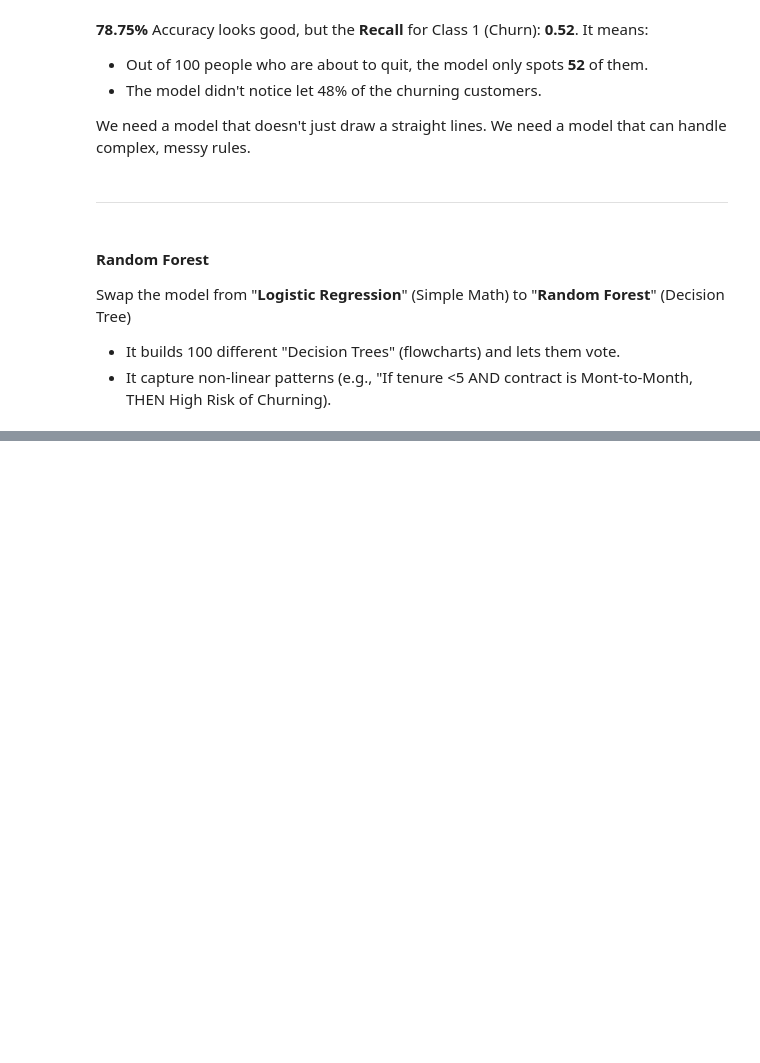
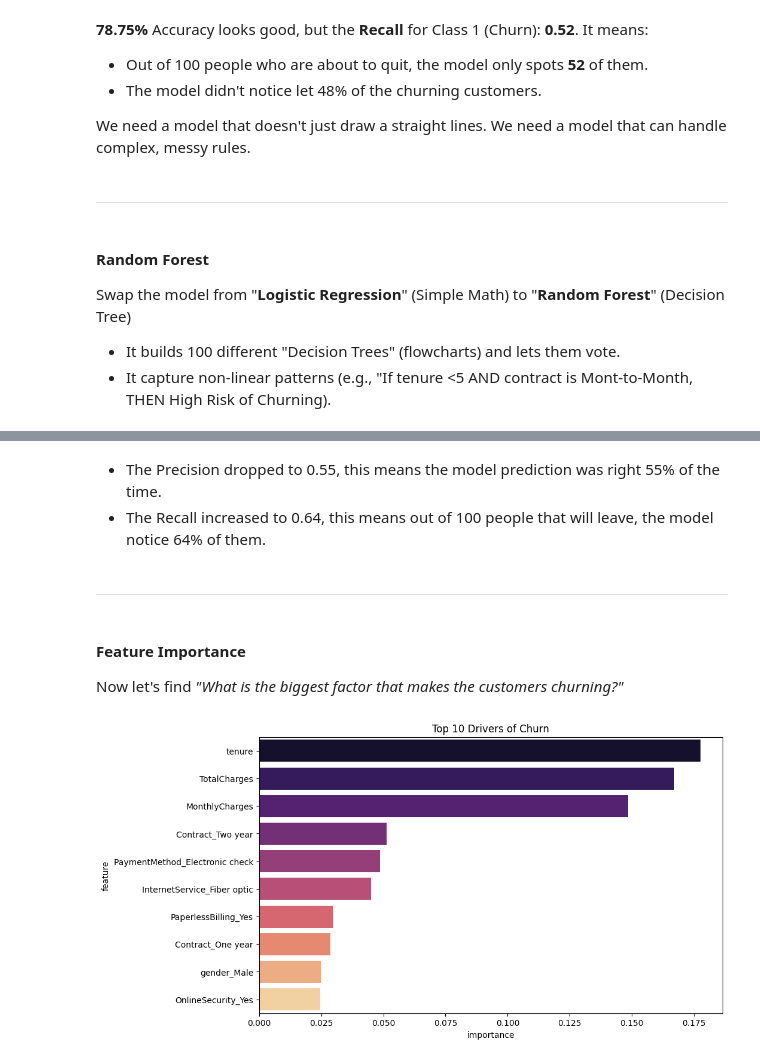
Before and after one commit to azharfachrezi/my-learning, a Jupyter notebook: Machine Learning/Telco Customer Churn/telco_customer_churn.ipynb, the cells around one changed output, grey strips where cells are left out. Drawn from its saved outputs; the diff is of its cells as text; code cells hidden in the pictures; blank space fills up the shorter version.

Commit message:
Add Prediction Model Random Forest with SMOTE

```diff
--- a/Machine Learning/Telco Customer Churn/telco_customer_churn.ipynb
+++ b/Machine Learning/Telco Customer Churn/telco_customer_churn.ipynb
@@ -233,0 +267,22 @@ from sklearn.ensemble import RandomForestClassifier
+# %%
+from imblearn.over_sampling import SMOTE
+
+# 1. Resample the training data
+# "Make the minority class (Churn=1) equal to the majority class"
+smote = SMOTE(random_state=42)
+X_train_smote, y_train_smote = smote.fit_resample(X_train, y_train)
+
+print(f"Original Training Churners: {sum(y_train == 1)}")
+print(f"New SMOTE Training Churners: {sum(y_train_smote == 1)}")
+
+# 2. Retrain Random Forest on the BALANCED data
+model_rf_smote = RandomForestClassifier(n_estimators=100, random_state=42)
+model_rf_smote.fit(X_train_smote, y_train_smote)
+
+# 3. Predict & Evaluate
+y_pred_smote = model_rf_smote.predict(X_test)
+acc_rf = accuracy_score(y_test, y_pred_smote)
+
+print(f"Accuracy Score: {acc:.2%}")
+print("\n--- Classification Report (After SMOTE) ---")
+print(classification_report(y_test, y_pred_smote))
@@ -233,0 +303,23 @@ from sklearn.ensemble import RandomForestClassifier
+# %% [markdown]
+* The Precision dropped to 0.55, this means the model prediction was right 55% of the time.
+* The Recall increased to 0.64, this means out of 100 people that will leave, the model notice 64% of them.
+# %% [markdown]
+---
+# %% [markdown]
+#### **Feature Importance**
+Now let's find *"What is the biggest factor that makes the customers churning?"*
+# %%
+# Get feature importances from the SMOTE model
+importances = model_rf_smote.feature_importances_
+
+# Create a DataFrame
+feature_importance = pd.DataFrame({'feature': X.columns, 'importance': importances})
+feature_importance = feature_importance.sort_values('importance', ascending=False).head(10)
+
+# Plot
+plt.figure(figsize=(10,6))
+sns.barplot(x='importance', y='feature', data=feature_importance, palette='magma', hue='feature')
+plt.title("Top 10 Drivers of Churn")
+plt.show()
+# %% [output]
+[figure, added]
```
Also changed, not shown: parts of 6 cells of this notebook.
